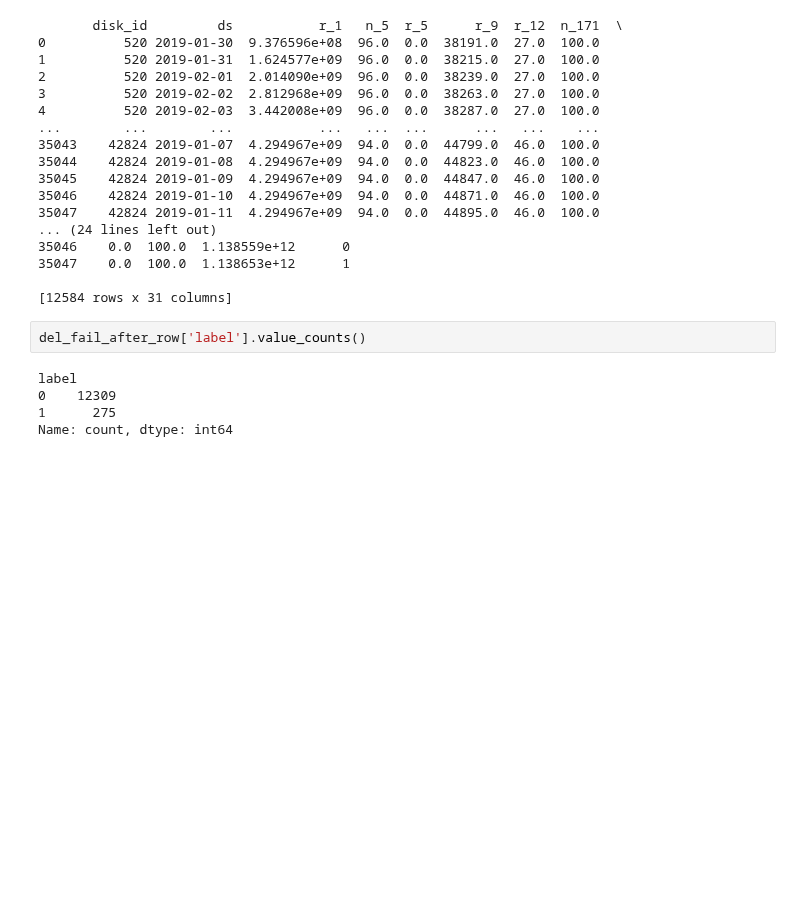
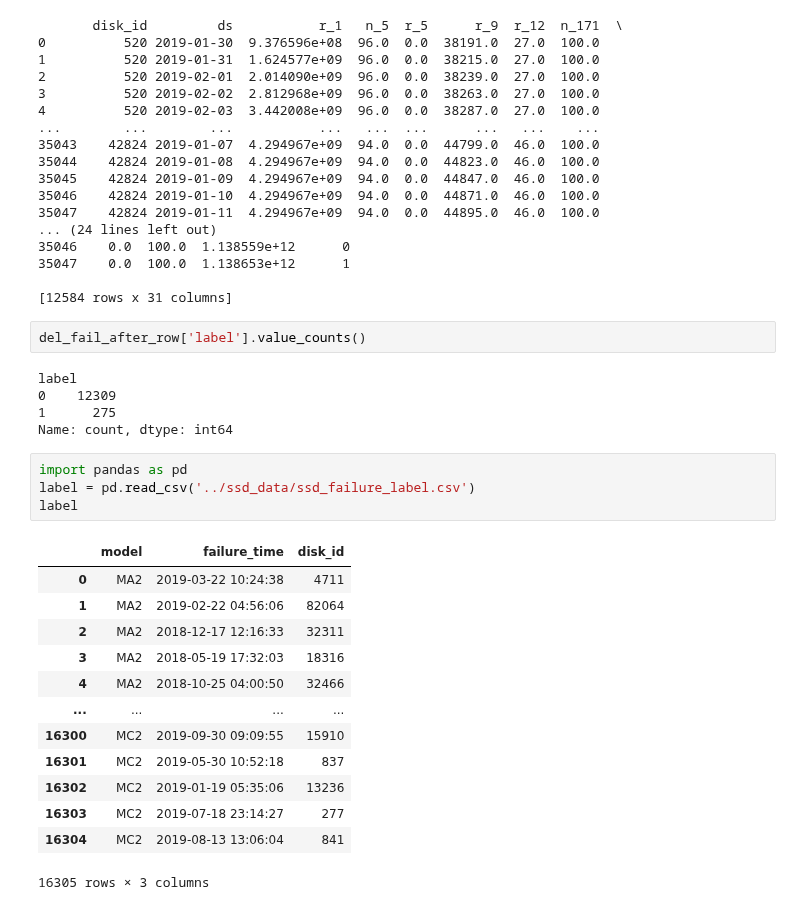
Before and after one commit to passion3659/ssd-failure, a Jupyter notebook: jeongyeol.ipynb, the cells around one changed output. Drawn from its saved outputs; the diff is of its cells as text; blank space fills up the shorter version.

```diff
--- a/jeongyeol.ipynb
+++ b/jeongyeol.ipynb
@@ -196,3 +212,21 @@ label
 0    12309
 1      275
 Name: count, dtype: int64
+# %%
+import pandas as pd
+label = pd.read_csv('../ssd_data/ssd_failure_label.csv')
+label
+# %% [output]
+|  | model | failure_time | disk_id |
+| 0 | MA2 | 2019-03-22 10:24:38 | 4711 |
+| 1 | MA2 | 2019-02-22 04:56:06 | 82064 |
+| 2 | MA2 | 2018-12-17 12:16:33 | 32311 |
+| 3 | MA2 | 2018-05-19 17:32:03 | 18316 |
+| 4 | MA2 | 2018-10-25 04:00:50 | 32466 |
+| ... | ... | ... | ... |
+| 16300 | MC2 | 2019-09-30 09:09:55 | 15910 |
+| 16301 | MC2 | 2019-05-30 10:52:18 | 837 |
+| 16302 | MC2 | 2019-01-19 05:35:06 | 13236 |
+| 16303 | MC2 | 2019-07-18 23:14:27 | 277 |
+| 16304 | MC2 | 2019-08-13 13:06:04 | 841 |
+16305 rows × 3 columns
```
Also changed, not shown: parts of 6 cells of this notebook, 1 other file.
